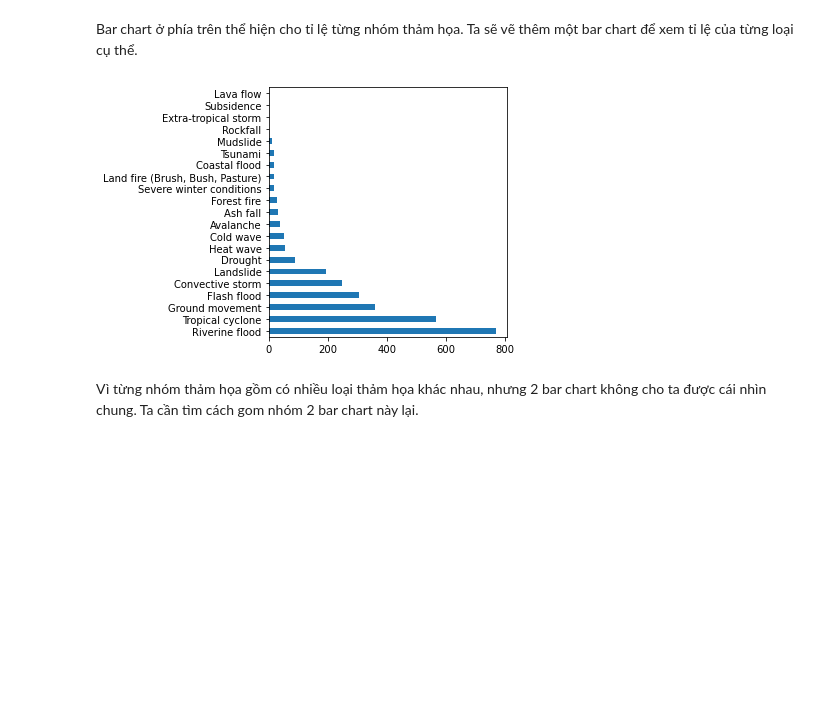
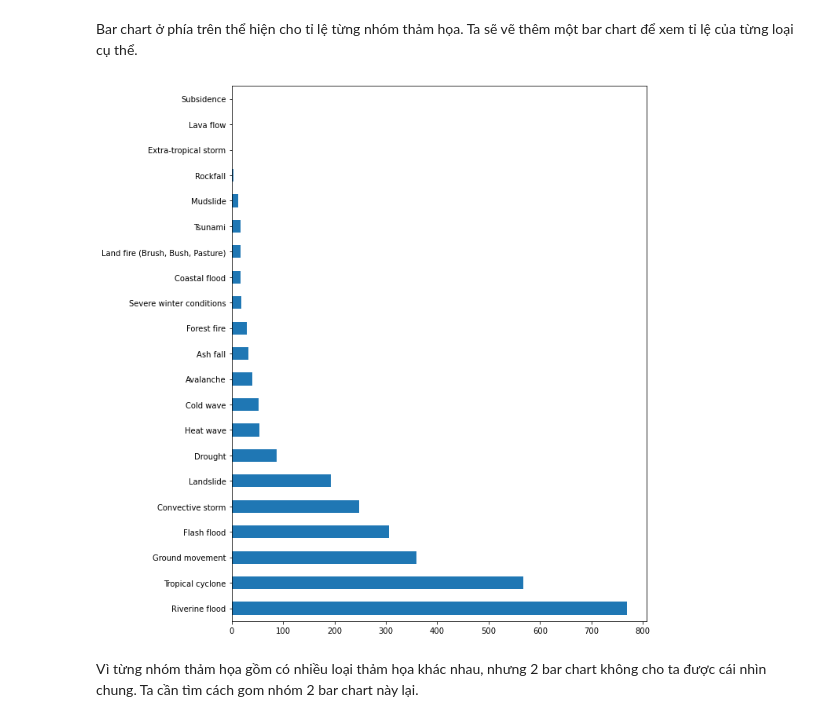
Before and after one commit to grant-ward-101/KHDL-final, a Jupyter notebook: 1712724-HuynhCongSinh.ipynb, the cells around one changed output. Drawn from its saved outputs; the diff is of its cells as text; code cells hidden in the pictures; blank space fills up the shorter version.

```diff
--- a/1712724-HuynhCongSinh.ipynb
+++ b/1712724-HuynhCongSinh.ipynb
@@ -135,11 +135,11 @@ plt.show()
 Bar chart ở phía trên thể hiện cho tỉ lệ từng nhóm thảm họa. Ta sẽ vẽ thêm một bar chart để xem tỉ lệ của từng loại cụ thể.
 # %%
 disaster_type_ratio = disaster_df['Disaster Subtype'].value_counts()
-disaster_type_ratio.plot.barh(rot=0)
+disaster_type_ratio.plot.barh(figsize=(10, 10), rot=0)
 plt.tight_layout()
 plt.show()
 # %% [output]
-[figure, old version]
+[figure, new version]
 # %% [markdown]
 Vì từng nhóm thảm họa gồm có nhiều loại thảm họa khác nhau, nhưng 2 bar chart không cho ta được cái nhìn chung. Ta cần tìm cách gom nhóm 2 bar chart này lại.
 # %%
```
Also changed, not shown: parts of 47 cells of this notebook.
